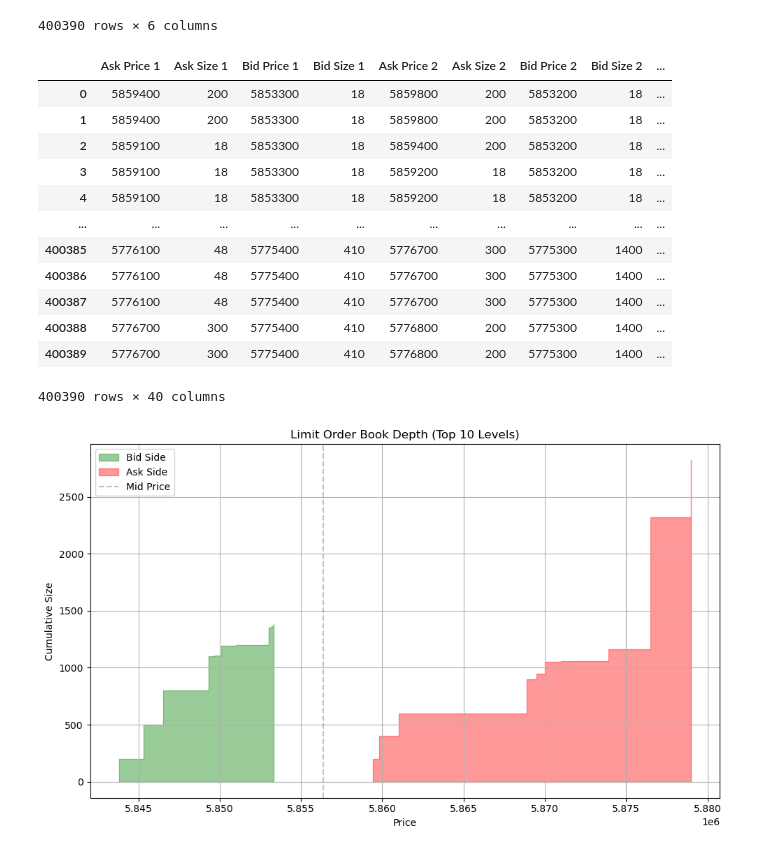
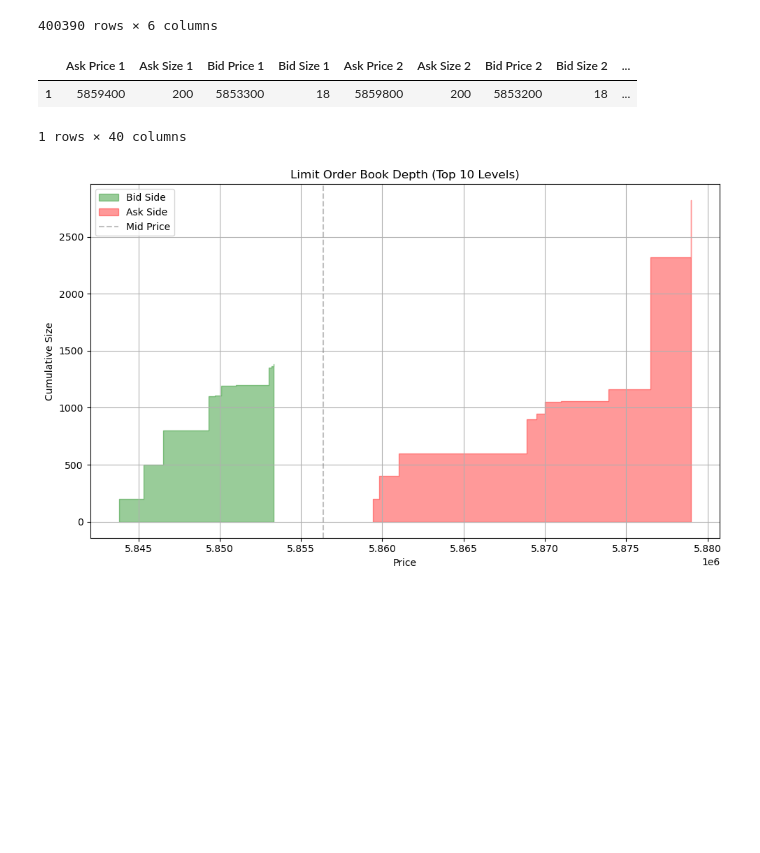
Before and after one commit to brunnerlucas/orderbook-simulation, a Jupyter notebook: Orderbook.ipynb, the cells around one changed output. Saved outputs shown, nothing was run; the diff lists cells and outputs as text; code cells hidden in the pictures; blank space fills up the shorter version.

```diff
--- a/Orderbook.ipynb
+++ b/Orderbook.ipynb
@@ -37,21 +37,11 @@ orderbook.columns=["Ask Price 1", "Ask Size 1", "Bid Price 1", "Bid Size 1",
                    "Ask Price 9", "Ask Size 9", "Bid Price 9", "Bid Size 9",
                    "Ask Price 10", "Ask Size 10", "Bid Price 10", "Bid Size 10"]
 # %%
-orderbook
+orderbook[orderbook.index==1]
 # %% [output]
 |  | Ask Price 1 | Ask Size 1 | Bid Price 1 | Bid Size 1 | Ask Price 2 | Ask Size 2 | Bid Price 2 | Bid Size 2 | ... |
-| 0 | 5859400 | 200 | 5853300 | 18 | 5859800 | 200 | 5853200 | 18 | ... |
 | 1 | 5859400 | 200 | 5853300 | 18 | 5859800 | 200 | 5853200 | 18 | ... |
-| 2 | 5859100 | 18 | 5853300 | 18 | 5859400 | 200 | 5853200 | 18 | ... |
-| 3 | 5859100 | 18 | 5853300 | 18 | 5859200 | 18 | 5853200 | 18 | ... |
-| 4 | 5859100 | 18 | 5853300 | 18 | 5859200 | 18 | 5853200 | 18 | ... |
-| ... | ... | ... | ... | ... | ... | ... | ... | ... | ... |
-| 400385 | 5776100 | 48 | 5775400 | 410 | 5776700 | 300 | 5775300 | 1400 | ... |
-| 400386 | 5776100 | 48 | 5775400 | 410 | 5776700 | 300 | 5775300 | 1400 | ... |
-| 400387 | 5776100 | 48 | 5775400 | 410 | 5776700 | 300 | 5775300 | 1400 | ... |
-| 400388 | 5776700 | 300 | 5775400 | 410 | 5776800 | 200 | 5775300 | 1400 | ... |
-| 400389 | 5776700 | 300 | 5775400 | 410 | 5776800 | 200 | 5775300 | 1400 | ... |
-400390 rows × 40 columns
+1 rows × 40 columns
 # %%
 snapshot = orderbook.iloc[0]
 ask_prices = np.array([
```
Also changed, not shown: 1 other file.
